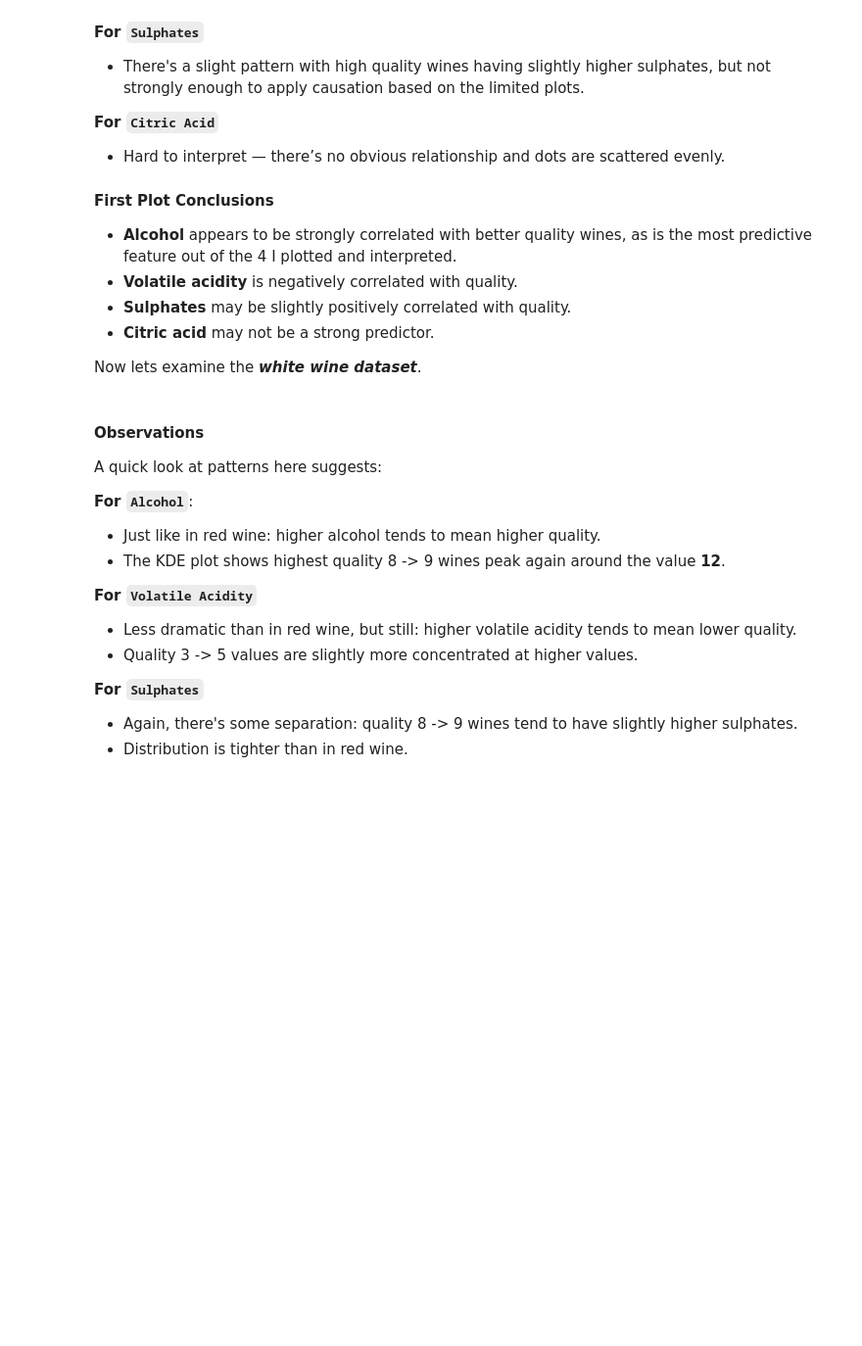
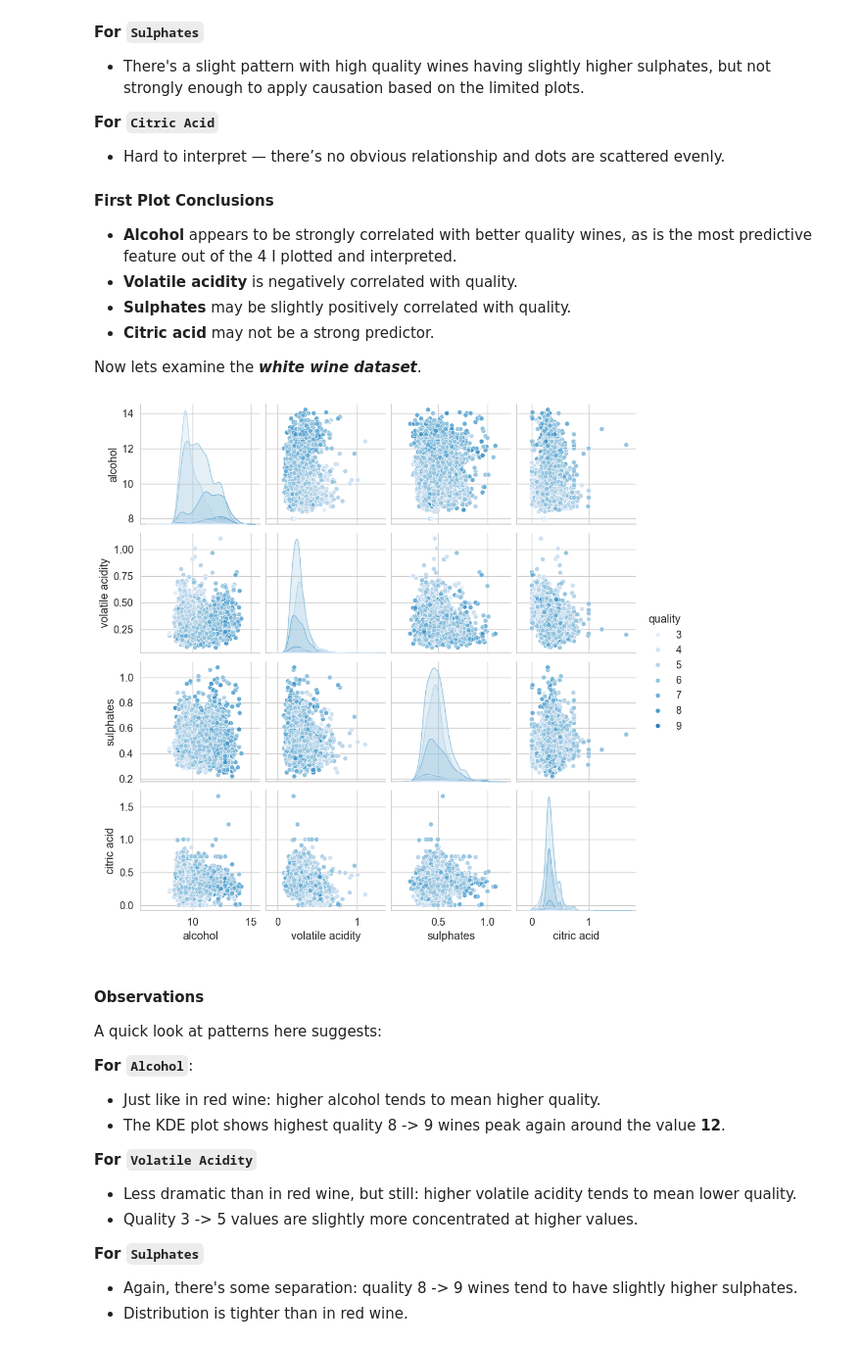
Before and after one commit to k1k12/2034_CW, a Jupyter notebook: notebooks/wine_analysis.ipynb, the cells around one changed output. Shown at 98% size. Saved outputs shown, nothing was run; the diff lists cells and outputs as text; code cells hidden in the pictures; blank space fills up the shorter version.

```diff
--- a/notebooks/wine_analysis.ipynb
+++ b/notebooks/wine_analysis.ipynb
@@ -197,8 +253,14 @@ A quick look at patterns in these plots suggests:
 
 Now lets examine the ***white wine dataset***.
 # %%
-init_scatterplot_white = sb.pairplot(wine_white[["alcohol", "volatile acidity", "sulphates", "citric acid", "quality"]], hue="quality", palette=palette_white)
-init_scatterplot_white.savefig("../figures/init_scatterplot_white")
+sb.pairplot(
+    wine_white[["alcohol", "volatile acidity", "sulphates", "citric acid", "quality"]],
+    hue="quality",
+    palette=palette_white[:7]
+    )
+plt.savefig("../figures/init_scatterplot_white")
+# %% [output]
+[figure, added]
 # %% [markdown]
 #### Observations
 
```
Also changed, not shown: parts of 68 cells of this notebook.
